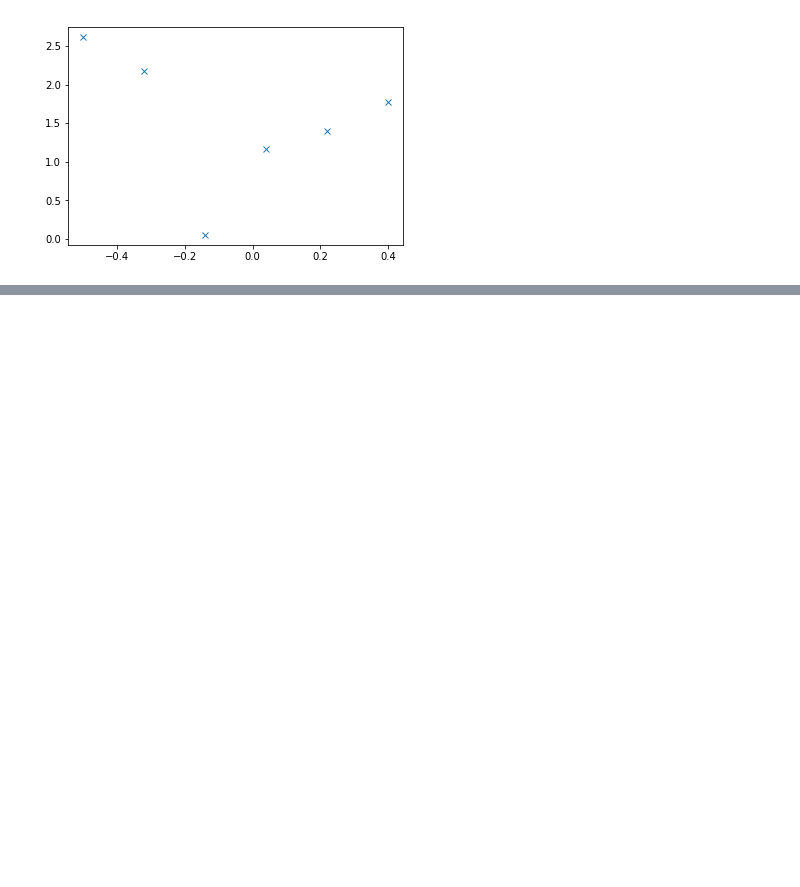
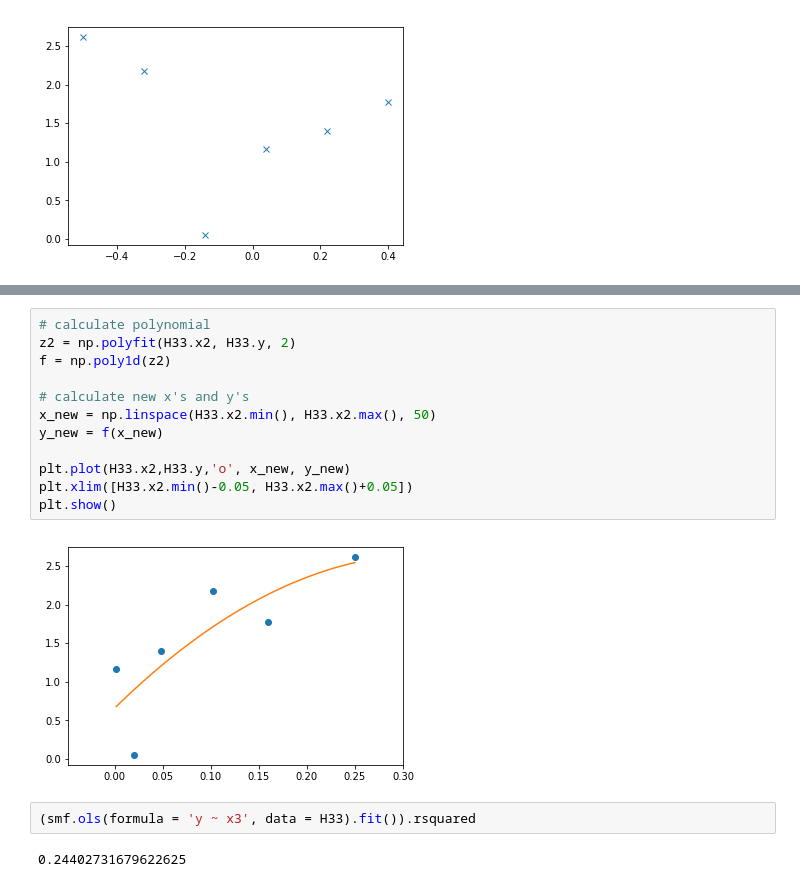
Before and after one commit to sunglyoungKim/ADS_sk6176, a Jupyter notebook: Homework 2.ipynb, the cells around one changed output, grey strips where cells are left out. Saved outputs shown, nothing was run; the diff lists cells and outputs as text; blank space fills up the shorter version.

```diff
--- a/Homework 2.ipynb
+++ b/Homework 2.ipynb
@@ -374,0 +401,18 @@ poly1d([ 7.4592179 , -0.1128695 ,  0.79787069])
+# %%
+# calculate polynomial
+z2 = np.polyfit(H33.x2, H33.y, 2)
+f = np.poly1d(z2)
+
+# calculate new x's and y's
+x_new = np.linspace(H33.x2.min(), H33.x2.max(), 50)
+y_new = f(x_new)
+
+plt.plot(H33.x2,H33.y,'o', x_new, y_new)
+plt.xlim([H33.x2.min()-0.05, H33.x2.max()+0.05])
+plt.show()
+# %% [output]
+[figure, added]
+# %%
+(smf.ols(formula = 'y ~ x3', data = H33).fit()).rsquared
+# %% [output]
+0.24402731679622625
```
Also changed, not shown: parts of 35 cells of this notebook.
